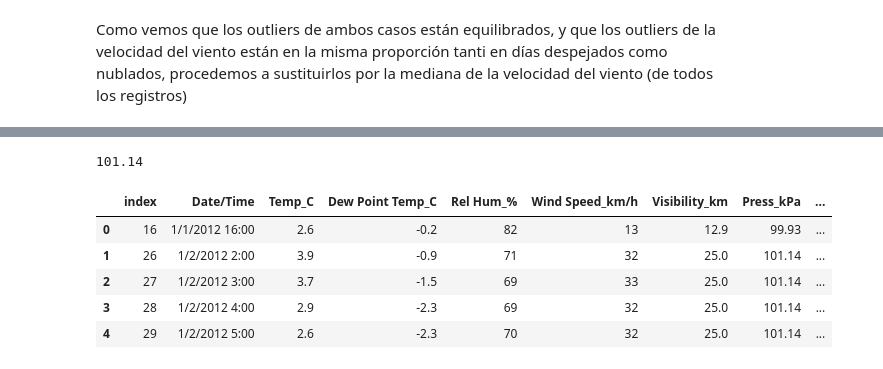
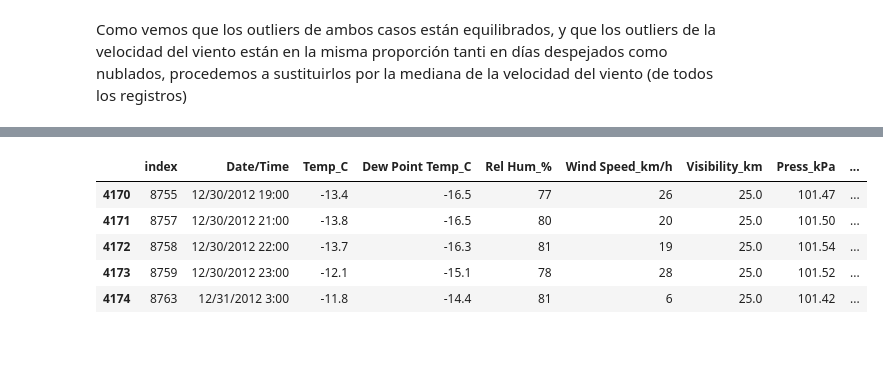
Before and after one commit to Adalab/Da-promoB-Modulo-3-Sprint-1-Lucia-Natalia, a Jupyter notebook: Regresion logística/Pair-Programming-Modulo3-Sprint1-1-EDA.ipynb, the cells around one changed output, grey strips where cells are left out. Cells and saved outputs as stored; diff of their text form; code cells hidden in the pictures.

```diff
--- a/Regresion logística/Pair-Programming-Modulo3-Sprint1-1-EDA.ipynb
+++ b/Regresion logística/Pair-Programming-Modulo3-Sprint1-1-EDA.ipynb
@@ -249,22 +303,32 @@ indice_presion, out_presion = detectar_outliers(["Press_kPa"], df2)
+# %%
+indice_presion_bajos, out_presion_bajos = detectar_outliers_bajos(["Press_kPa"], df2)
+# %%
+# valores del step
+
+Q1 = np.nanpercentile(df2["Press_kPa"], 25)
+Q3 = np.nanpercentile(df2["Press_kPa"], 75)
+
+IQR = Q3 - Q1
+
+outlier_step = 1.5 * IQR
 # %%
 # lo que vamos a hacer es iterar por el diccionario que nos devuelve la función
-for k, v in indice_presion.items():
-    mediana = df2[k].median() # calculamos la media para cada una de las columnas que tenemos en nuestro diccionario
+for k, v in indice_presion_altos.items():
     for i in v: # iteremos por la lista de valores para cada columna
-        df2.loc[i,k] = mediana # usando el loc, reemmplazamos los valores de los outliers por la media que hemos calculado al inicio
+        df2.loc[i,k] = Q3 + outlier_step # usando el loc, reemmplazamos los valores de los outliers por la media que hemos calculado al inicio
-# %%
-mediana_presion = df2["Press_kPa"].median()
-mediana_presion
-# %% [output]
-101.14
+# %%
+# lo que vamos a hacer es iterar por el diccionario que nos devuelve la función
+for k, v in indice_presion_bajos.items():
+    for i in v: # iteremos por la lista de valores para cada columna
+        df2.loc[i,k] = Q1 - outlier_step # usando el loc, reemmplazamos los valores de los outliers por la media que hemos calculado al inicio
 # %%
-df2.head()
+df2.tail()
 # %% [output]
 |  | index | Date/Time | Temp_C | Dew Point Temp_C | Rel Hum_% | Wind Speed_km/h | Visibility_km | Press_kPa | ... |
-| 0 | 16 | 1/1/2012 16:00 | 2.6 | -0.2 | 82 | 13 | 12.9 | 99.93 | ... |
-| 1 | 26 | 1/2/2012 2:00 | 3.9 | -0.9 | 71 | 32 | 25.0 | 101.14 | ... |
-| 2 | 27 | 1/2/2012 3:00 | 3.7 | -1.5 | 69 | 33 | 25.0 | 101.14 | ... |
-| 3 | 28 | 1/2/2012 4:00 | 2.9 | -2.3 | 69 | 32 | 25.0 | 101.14 | ... |
-| 4 | 29 | 1/2/2012 5:00 | 2.6 | -2.3 | 70 | 32 | 25.0 | 101.14 | ... |
+| 4170 | 8755 | 12/30/2012 19:00 | -13.4 | -16.5 | 77 | 26 | 25.0 | 101.47 | ... |
+| 4171 | 8757 | 12/30/2012 21:00 | -13.8 | -16.5 | 80 | 20 | 25.0 | 101.50 | ... |
+| 4172 | 8758 | 12/30/2012 22:00 | -13.7 | -16.3 | 81 | 19 | 25.0 | 101.54 | ... |
+| 4173 | 8759 | 12/30/2012 23:00 | -12.1 | -15.1 | 78 | 28 | 25.0 | 101.52 | ... |
+| 4174 | 8763 | 12/31/2012 3:00 | -11.8 | -14.4 | 81 | 6 | 25.0 | 101.42 | ... |
 # %%
 df2.to_csv("./Datos/tiempo.csv")
```
Also changed, not shown: parts of 8 cells of this notebook, 22 other files.
